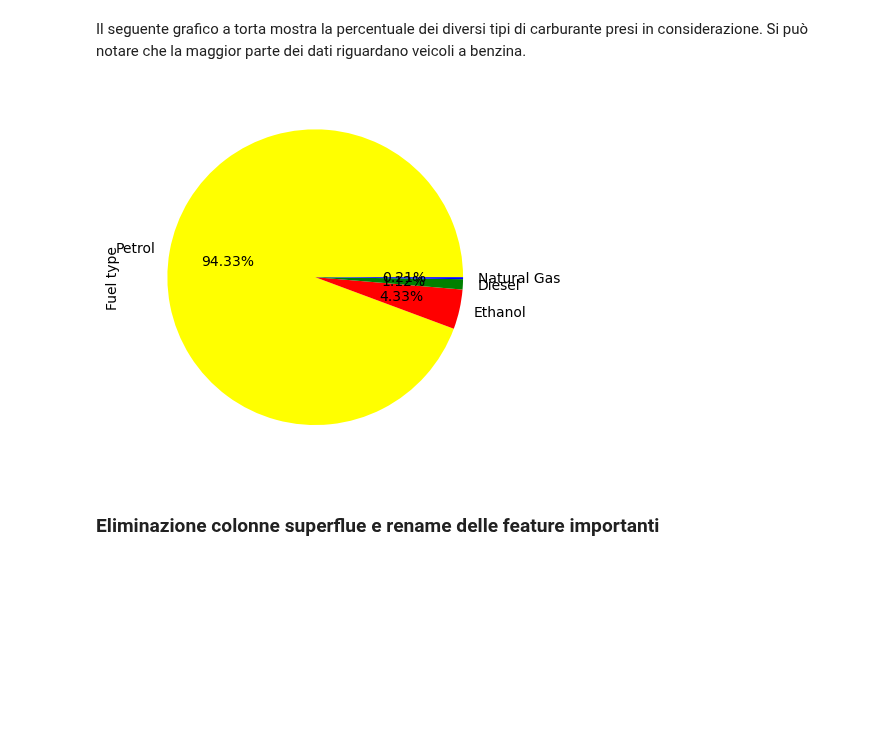
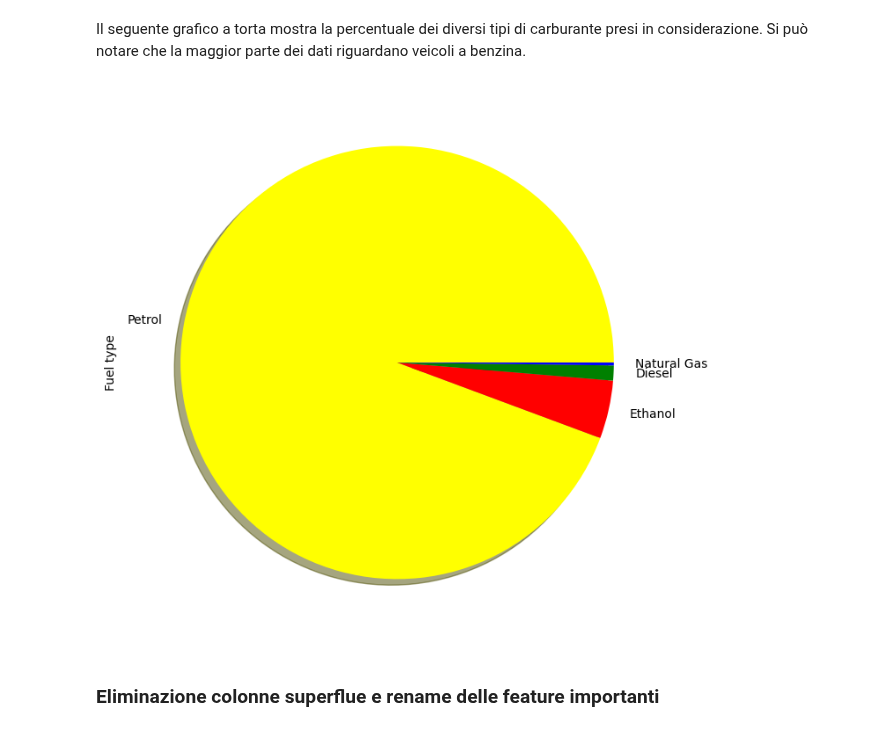
Before and after one commit to francesco-zatto/dia-project, a Jupyter notebook: car_emissions.ipynb, the cells around one changed output. Saved outputs shown, nothing was run; the diff lists cells and outputs as text; code cells hidden in the pictures; blank space fills up the shorter version.

```diff
--- a/car_emissions.ipynb
+++ b/car_emissions.ipynb
@@ -633,10 +647,10 @@ Il seguente grafico a torta mostra la percentuale dei diversi tipi di carburante
 # %%
 fuel_type_colors = {"Petrol": "yellow", "Ethanol": "red", "Diesel": "green", "Natural Gas": "blue"}
 canada_fuel_type = canada_emissions["Fuel type"].value_counts()
-canada_fuel_type.plot.pie(colors = canada_fuel_type.index.map(fuel_type_colors), autopct="%.2f%%")
+canada_fuel_type.plot.pie(colors = canada_fuel_type.index.map(fuel_type_colors), shadow=True, figsize=(8,8))
 plt.show()
 # %% [output]
-[figure, old version]
+[figure, new version]
 # %% [markdown]
 ### Eliminazione colonne superflue e rename delle feature importanti
 # %% [markdown]
```
Also changed, not shown: parts of 132 cells of this notebook.
